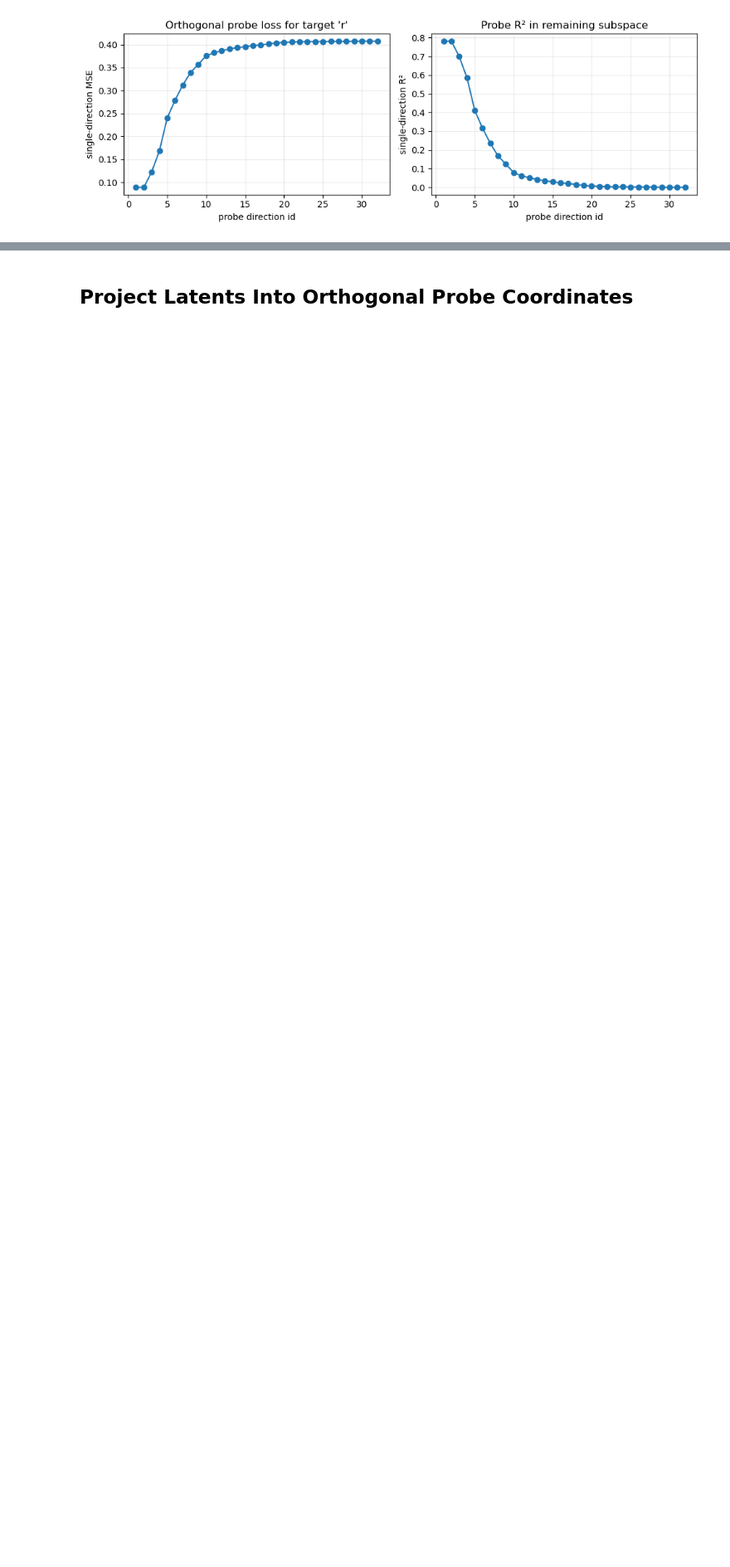
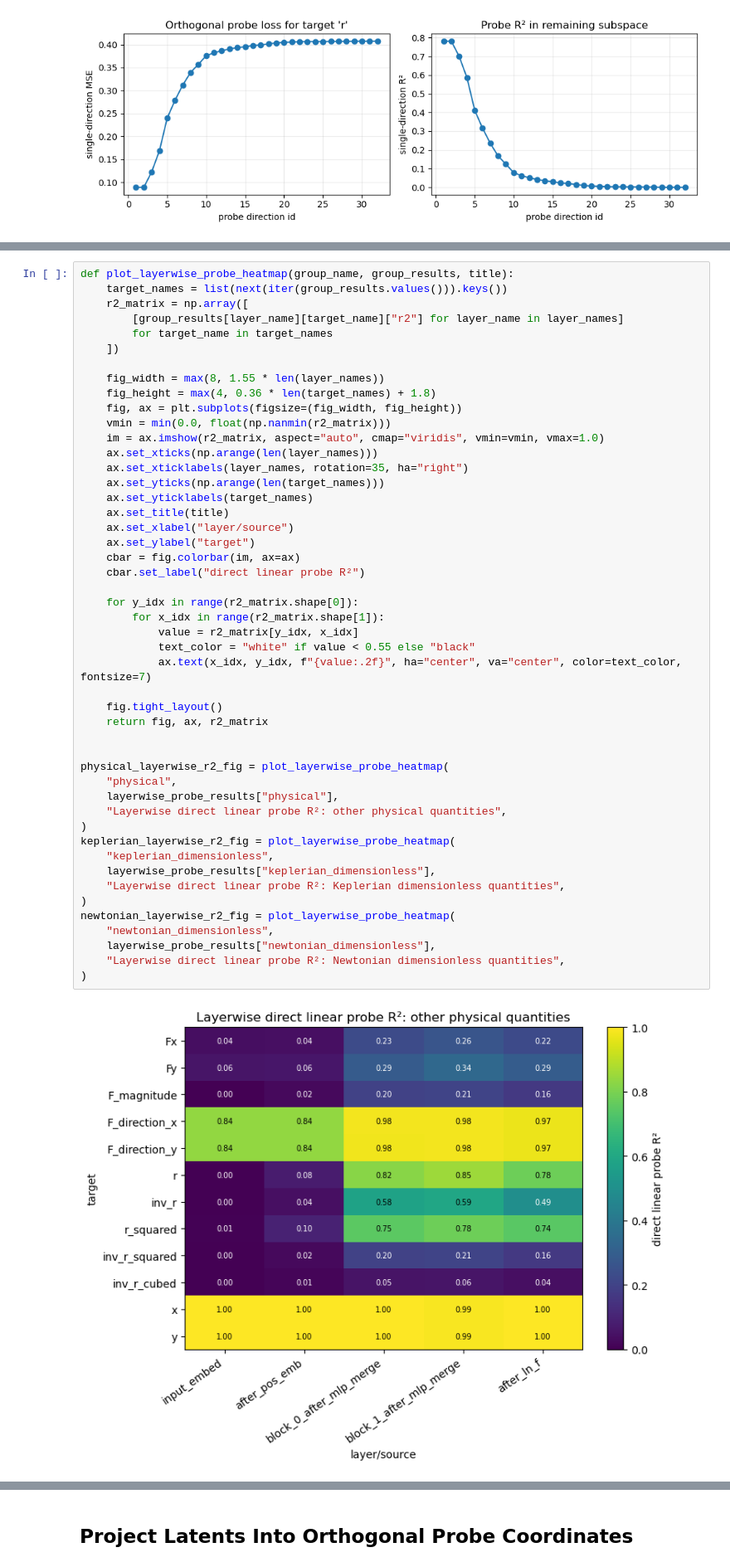
Before and after one commit to dyu056/newton-kepler, a Jupyter notebook: orthogonal_linear_probe_basis_normal_experiment.executed.ipynb, the cells around one changed output, grey strips where cells are left out. Shown at 83% size. Cells and saved outputs as stored; diff of their text form; blank space fills up the shorter version.

```diff
--- a/orthogonal_linear_probe_basis_normal_experiment.executed.ipynb
+++ b/orthogonal_linear_probe_basis_normal_experiment.executed.ipynb
@@ -512,0 +839,50 @@ for target_name in target_plot_order:
+# %%
+def plot_layerwise_probe_heatmap(group_name, group_results, title):
+    target_names = list(next(iter(group_results.values())).keys())
+    r2_matrix = np.array([
+        [group_results[layer_name][target_name]["r2"] for layer_name in layer_names]
+        for target_name in target_names
+    ])
+
+    fig_width = max(8, 1.55 * len(layer_names))
+    fig_height = max(4, 0.36 * len(target_names) + 1.8)
+    fig, ax = plt.subplots(figsize=(fig_width, fig_height))
+    vmin = min(0.0, float(np.nanmin(r2_matrix)))
+    im = ax.imshow(r2_matrix, aspect="auto", cmap="viridis", vmin=vmin, vmax=1.0)
+    ax.set_xticks(np.arange(len(layer_names)))
+    ax.set_xticklabels(layer_names, rotation=35, ha="right")
+    ax.set_yticks(np.arange(len(target_names)))
+    ax.set_yticklabels(target_names)
+    ax.set_title(title)
+    ax.set_xlabel("layer/source")
+    ax.set_ylabel("target")
+    cbar = fig.colorbar(im, ax=ax)
+    cbar.set_label("direct linear probe R²")
+
+    for y_idx in range(r2_matrix.shape[0]):
+        for x_idx in range(r2_matrix.shape[1]):
+            value = r2_matrix[y_idx, x_idx]
+            text_color = "white" if value < 0.55 else "black"
+            ax.text(x_idx, y_idx, f"{value:.2f}", ha="center", va="center", color=text_color, fontsize=7)
+
+    fig.tight_layout()
+    return fig, ax, r2_matrix
+
+
+physical_layerwise_r2_fig = plot_layerwise_probe_heatmap(
+    "physical",
+    layerwise_probe_results["physical"],
+    "Layerwise direct linear probe R²: other physical quantities",
+)
+keplerian_layerwise_r2_fig = plot_layerwise_probe_heatmap(
+    "keplerian_dimensionless",
+    layerwise_probe_results["keplerian_dimensionless"],
+    "Layerwise direct linear probe R²: Keplerian dimensionless quantities",
+)
+newtonian_layerwise_r2_fig = plot_layerwise_probe_heatmap(
+    "newtonian_dimensionless",
+    layerwise_probe_results["newtonian_dimensionless"],
+    "Layerwise direct linear probe R²: Newtonian dimensionless quantities",
+)
+# %% [output]
+[figure, added]
```
Also changed, not shown: parts of 35 cells of this notebook, 1 other file.
